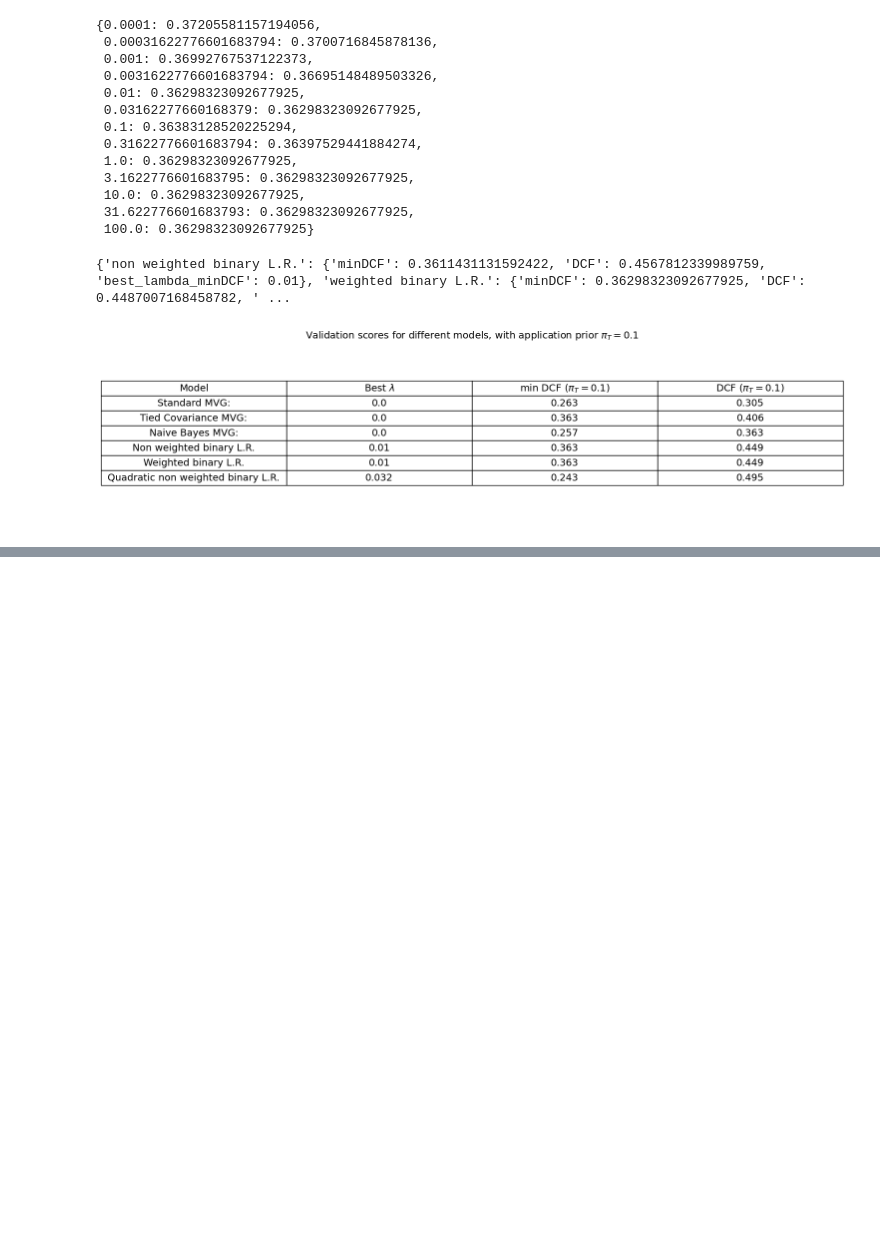
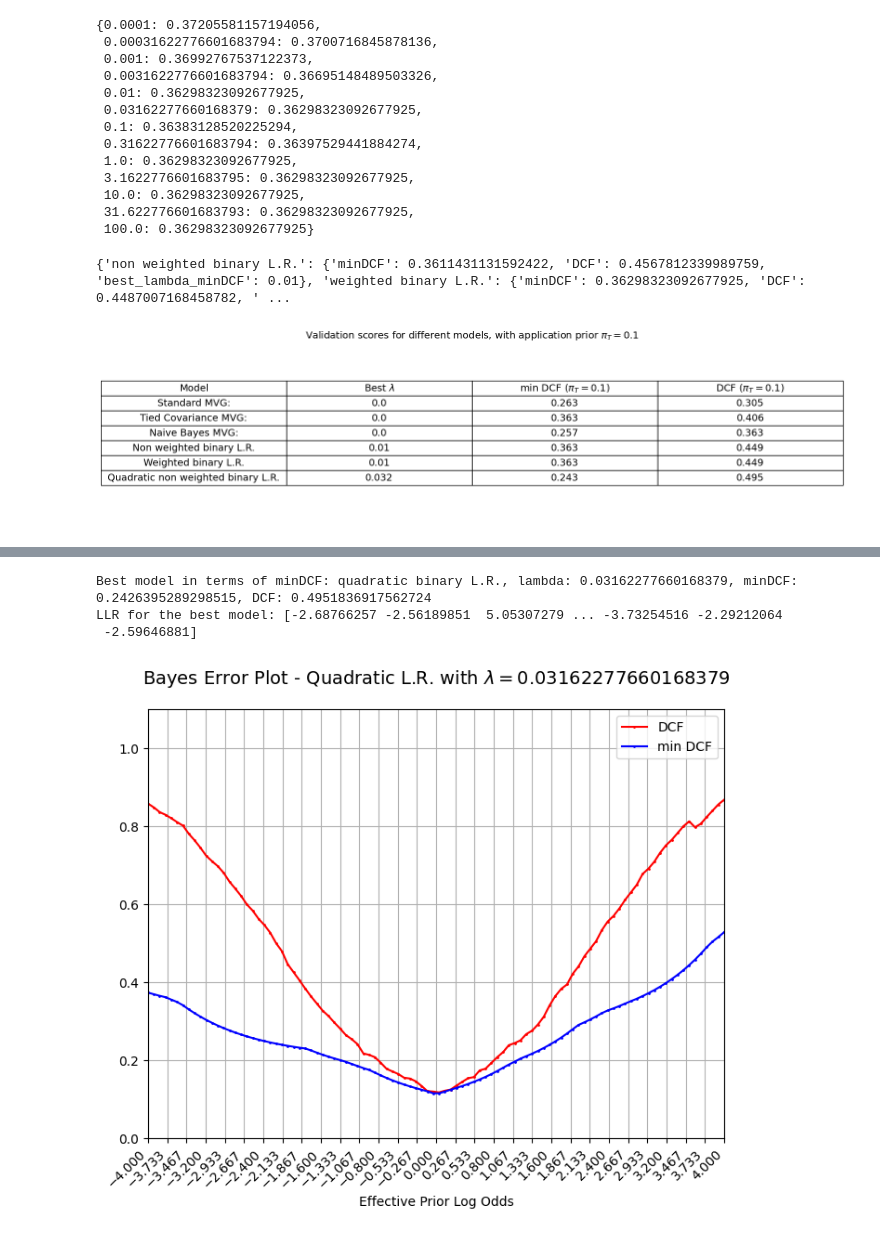
Before and after one commit to RiccardoRevalor/Fingerprint_Spoofing_Detection, a Jupyter notebook: 3_logisticRgression.ipynb, the cells around one changed output, grey strips where cells are left out. Cells and saved outputs as stored; diff of their text form; code cells hidden in the pictures; blank space fills up the shorter version.

```diff
--- a/3_logisticRgression.ipynb
+++ b/3_logisticRgression.ipynb
@@ -383,7 +399,7 @@ DTR.shape, LTR.shape, DVAL.shape, LVAL.shape
 # %%
 #train and fit prior-weighted binary logistic regression model
 AppPriorTrue = 0.1
-(_, _, minDCF_l_priorWeighted, DCF_l_priorWeighted, _) = LR.fitLogReg_PriorWeighted(DTR, LTR, DVAL, LVAL, lambdas, AppPriorTrue, manual_grad=True)
+(_, _, minDCF_l_priorWeighted, DCF_l_priorWeighted, _, _) = LR.fitLogReg_PriorWeighted(DTR, LTR, DVAL, LVAL, lambdas, AppPriorTrue, manual_grad=True)
 # %% [output]
 [figure]
 # %%
@@ -480,7 +496,7 @@ def phi(DTR):
 Then we can work in the linear space excacly like before, the score we compute here translates in a quadratic score in the real, original, features space.
 # %%
 AppPriorTrue = 0.1
-(_, _, minDCF_l_quadraticLR, DCF_l_quadraticLR, _) = LR.fitLogReg(phi(DTR), LTR, phi(DVAL), LVAL, lambdas, AppPriorTrue, manual_grad=True)
+(_, _, minDCF_l_quadraticLR, DCF_l_quadraticLR, _, llr_quadratic) = LR.fitLogReg(phi(DTR), LTR, phi(DVAL), LVAL, lambdas, AppPriorTrue, manual_grad=True)
 # %% [output]
 [figure]
 # %%
@@ -599,0 +640,25 @@ plt.show()
+# %%
+#retrieve the best model in terms of minDCF
+#filter out Gaussian models
+LR_models = {k: v for k, v in logReg_validation.items() if 'L.R.' in k}
+
+best_LR_model = min(LR_models, key=lambda x: LR_models[x]['minDCF'])
+print(f"Best model in terms of minDCF: {best_LR_model}, lambda: {LR_models[best_LR_model]['best_lambda_minDCF']}, minDCF: {LR_models[best_LR_model]['minDCF']}, DCF: {LR_models[best_LR_model]['DCF']}")
+
+#take llr, so scores, for the best model
+llr_best_model = llr_quadratic[LR_models[best_LR_model]['best_lambda_minDCF']]
+print(f"LLR for the best model: {llr_best_model}")
+# %% [output]
+Best model in terms of minDCF: quadratic binary L.R., lambda: 0.03162277660168379, minDCF: 0.2426395289298515, DCF: 0.4951836917562724
+LLR for the best model: [-2.68766257 -2.56189851  5.05307279 ... -3.73254516 -2.29212064
+ -2.59646881]
+# %%
+from decisionModelsEvaluation import plotBayesErrorPlots
+
+def LR_BayerErrorPlot(llr, LVAL, l, effPriorLogOdds):
+    plotBayesErrorPlots(effPriorLogOdds, llr, LVAL, f"Bayes Error Plot - Quadratic L.R. with $\lambda = {l}$" )
+
+
+LR_BayerErrorPlot(llr_best_model, LVAL, LR_models[best_LR_model]['best_lambda_minDCF'], np.linspace(-4, 4, 100))
+# %% [output]
+[figure, added]
```
Also changed, not shown: parts of 9 cells of this notebook, 7 other files.
